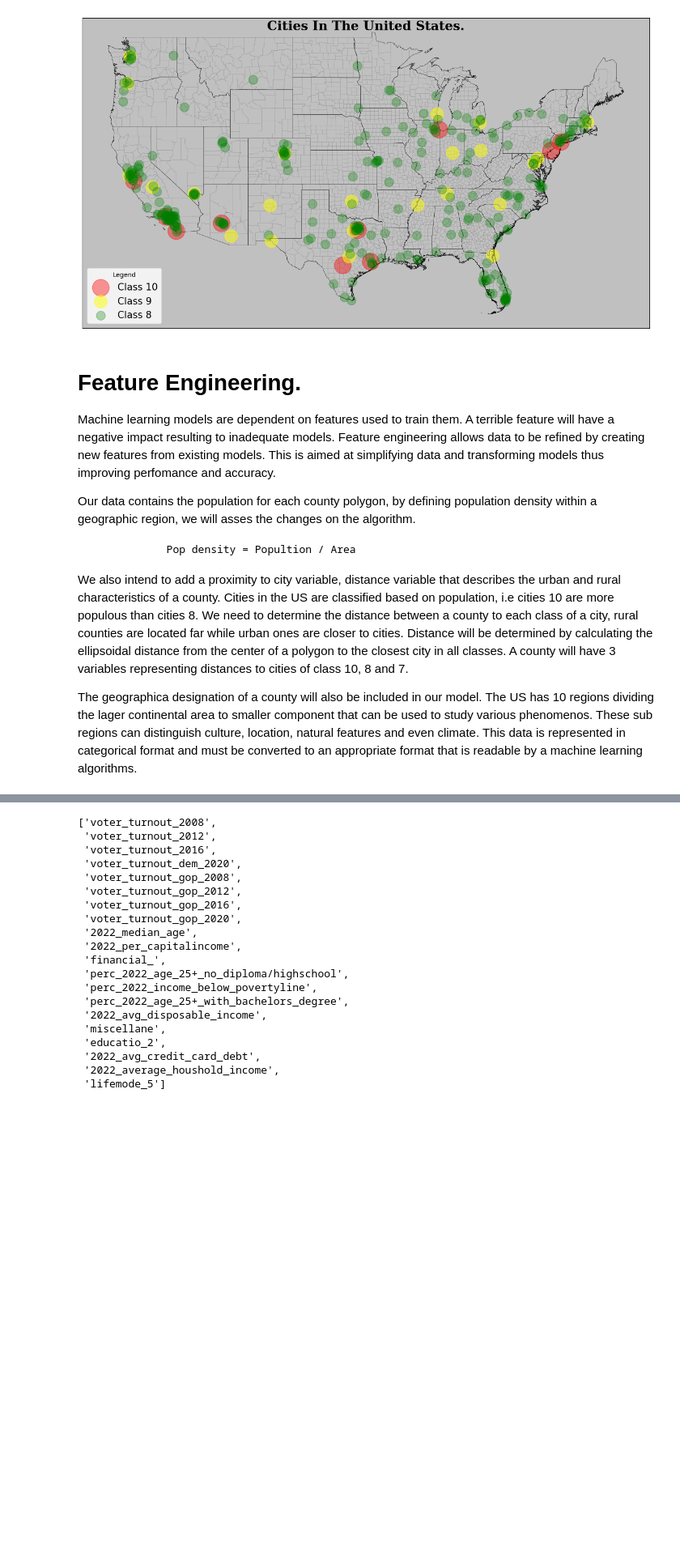
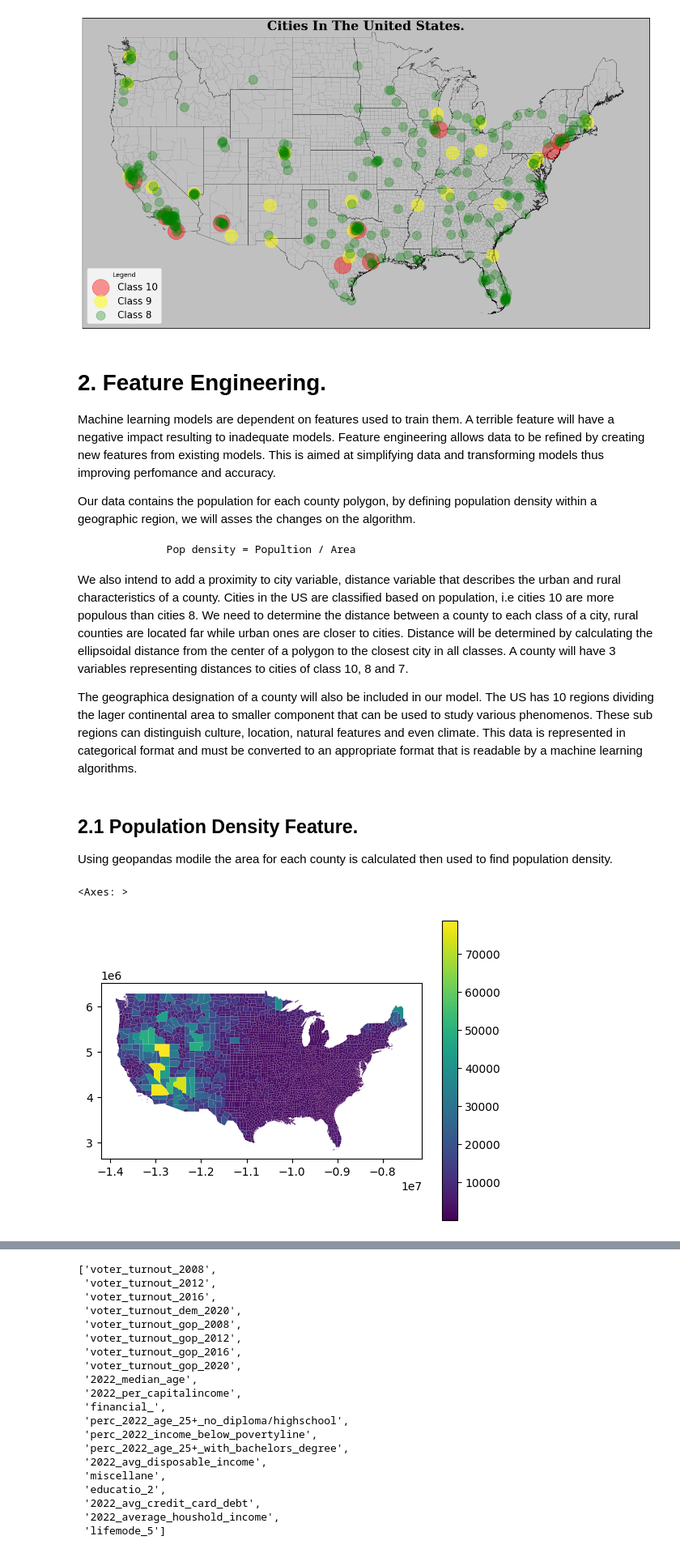
Before and after one commit to kechcole/Machine-Learning, a Jupyter notebook: Notebook/Random_forest.ipynb, the cells around one changed output, grey strips where cells are left out. Shown at 81% size. Saved outputs shown, nothing was run; the diff lists cells and outputs as text; code cells hidden in the pictures; blank space fills up the shorter version.

```diff
--- a/Notebook/Random_forest.ipynb
+++ b/Notebook/Random_forest.ipynb
@@ -106,7 +106,7 @@ See: https://matplotlib.org/stable/tutorials/intermediate/legend_guide.html#impl
   plt.legend(title = "Legend", fontsize="15", loc='lower left') # Legend
 [figure]
 # %% [markdown]
-# Feature Engineering.
+# 2. Feature Engineering.
 
 Machine learning models are dependent on features used to train them. A terrible feature will have a negative impact resulting to inadequate models. Feature engineering allows data to be refined by creating new features from existing models. This is aimed at simplifying data and transforming models thus improving perfomance and accuracy.
 
@@ -117,3 +117,16 @@ Our data contains the population for each county polygon, by defining population
 We also intend to add a proximity to city variable, distance variable that describes the urban and rural characteristics of a county. Cities in the US are classified based on population, i.e cities 10 are more populous than cities 8. We need to determine the distance between a county to each class of a city, rural counties are located far while urban ones are closer to cities. Distance will be determined by calculating the ellipsoidal distance from the center of a polygon to the closest city in all classes. A county will have 3 variables representing distances to cities of class 10, 8 and 7.
 
 The geographica designation of a county will also be included in our model. The US has 10 regions dividing the lager continental area to smaller component that can be used to study various phenomenos. These sub regions can distinguish culture, location, natural features and even climate. This data is represented in categorical format and must be converted to an appropriate format that is readable by a machine learning algorithms.
+# %% [markdown]
+## 2.1 Population Density Feature.
+
+Using geopandas modile the area for each county is calculated then used to find population density.
+# %%
+# Add area column in km square, crs must be in projected coordinate system
+sample = data.copy()
+data['area_sq_KM'] = data['geometry'].area/ 10**6
+
+data.plot(column='area_sq_KM', legend=True)
+# %% [output]
+<Axes: >
+[figure, added]
```
Also changed, not shown: parts of 5 cells of this notebook.
